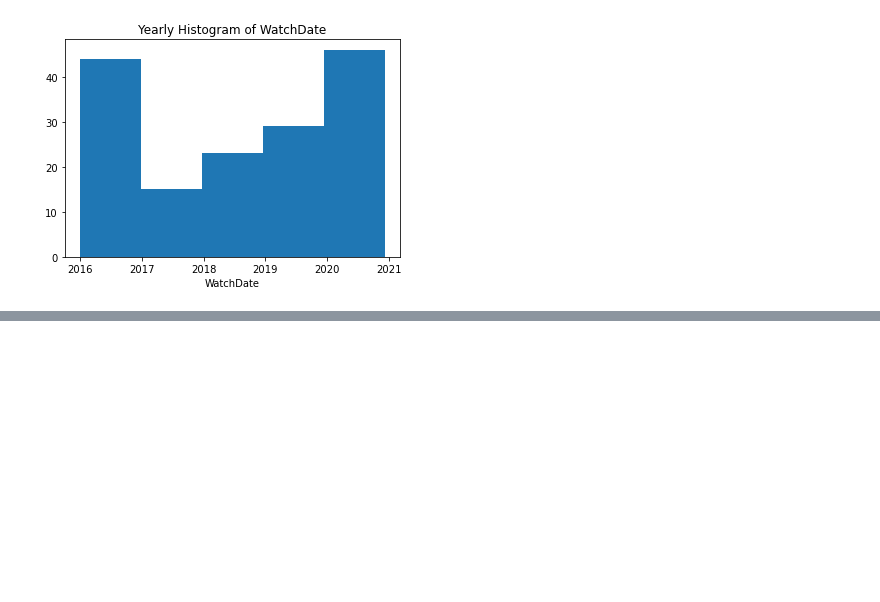
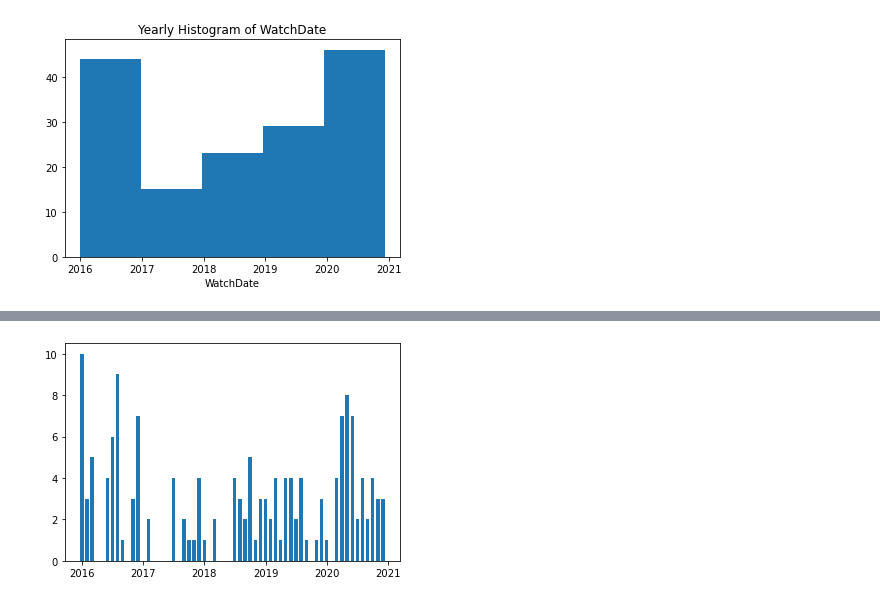
Before and after one commit to amandahutter/Movies-Analysis, a Jupyter notebook: Movies.ipynb, the cells around one changed output, grey strips where cells are left out. Drawn from its saved outputs; the diff is of its cells as text; code cells hidden in the pictures; blank space fills up the shorter version.

```diff
--- a/Movies.ipynb
+++ b/Movies.ipynb
@@ -110,0 +135,12 @@ plt.show()
+# %%
+
+data['WatchMonth'] = data['WatchDate'].values.astype('datetime64[M]')
+
+data_month = data.groupby(['WatchMonth']).agg(
+                    count = pd.NamedAgg( column = 'Name', aggfunc = 'count'),
+                    rating = pd.NamedAgg( column = 'Rating', aggfunc = 'mean'),
+                    movieyear = pd.NamedAgg( column = 'ReleaseYear', aggfunc = 'mean')
+                )
+data_month = data_month.reset_index()
+#data_month.rename(columns = {'Name':'Count'}, inplace = True)
+data_month.head()
@@ -110,0 +154,5 @@ plt.show()
+# %%
+plt.bar(data_month['WatchMonth'], data_month['count'], width = 20)
+plt.show()
+# %% [output]
+[figure, added]
```
Also changed, not shown: parts of 17 cells of this notebook.
